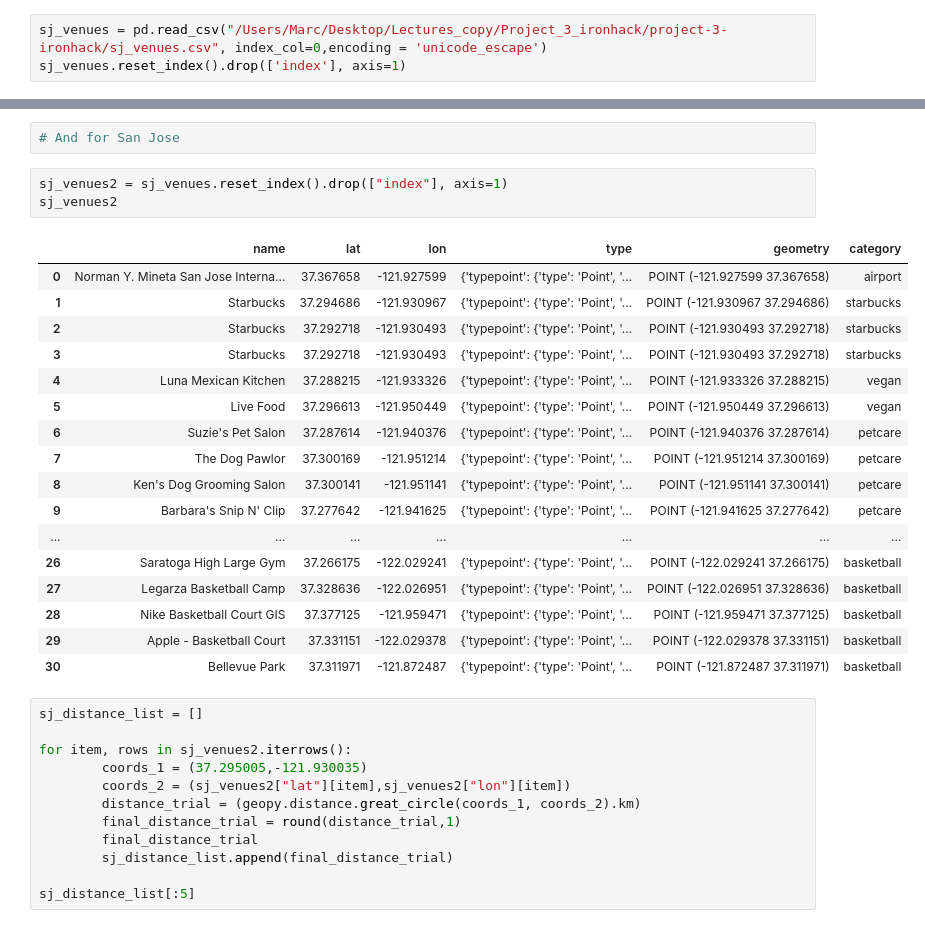
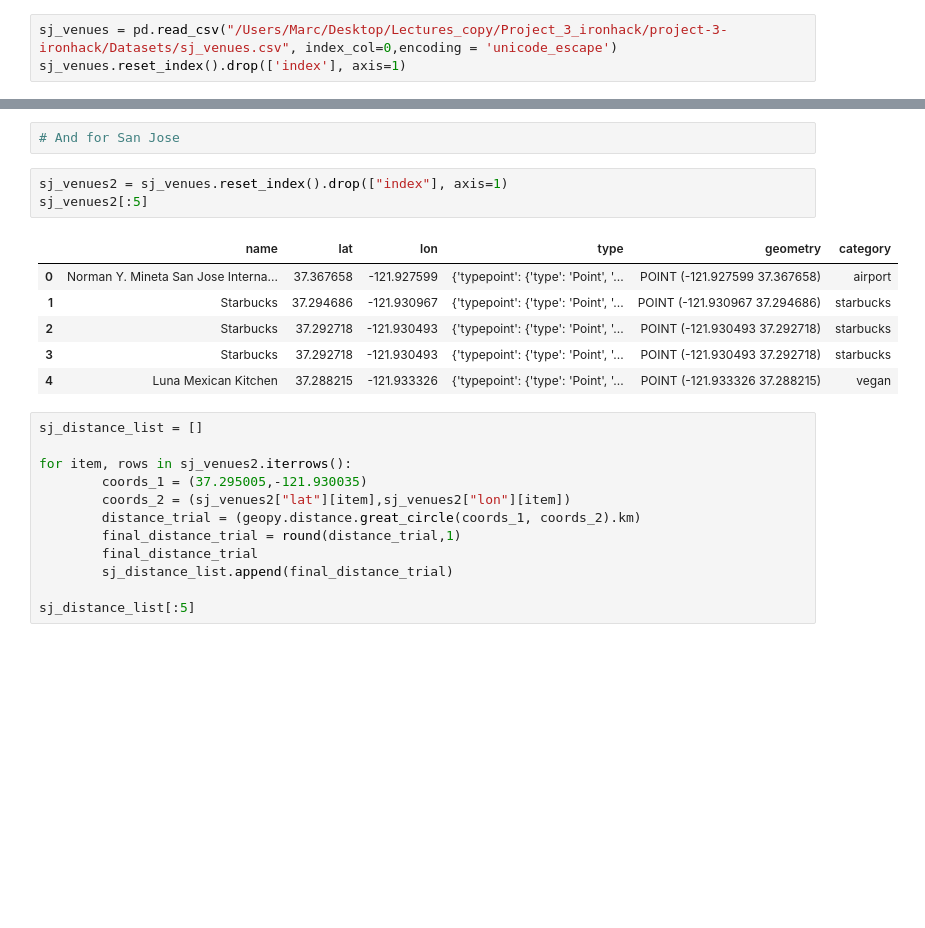
Before and after one commit to marcprz1992/project-3-ironhack, a Jupyter notebook: Main_code.ipynb, the cells around one changed output, grey strips where cells are left out. Cells and saved outputs as stored; diff of their text form; blank space fills up the shorter version.

```diff
--- a/Main_code.ipynb
+++ b/Main_code.ipynb
@@ -1023,7 +1023,7 @@ sf_map_1
 # %%
 # Let's do the same for San Jose
 # %%
-sj_venues = pd.read_csv("/Users/Marc/Desktop/Lectures_copy/Project_3_ironhack/project-3-ironhack/sj_venues.csv", index_col=0,encoding = 'unicode_escape')
+sj_venues = pd.read_csv("/Users/Marc/Desktop/Lectures_copy/Project_3_ironhack/project-3-ironhack/Datasets/sj_venues.csv", index_col=0,encoding = 'unicode_escape')
 sj_venues.reset_index().drop(['index'], axis=1)
 # %% [output]
 |  | name | lat | lon | type | geometry | category |
@@ -1335,25 +1335,14 @@ sf_venues3.sort_values(by="distance(km)", ascending=True).reset_index().drop(['i
 # And for San Jose
 # %%
 sj_venues2 = sj_venues.reset_index().drop(["index"], axis=1)
-sj_venues2
+sj_venues2[:5]
 # %% [output]
 |  | name | lat | lon | type | geometry | category |
 | 0 | Norman Y. Mineta San Jose Interna... | 37.367658 | -121.927599 | {'typepoint': {'type': 'Point', '... | POINT (-121.927599 37.367658) | airport |
 | 1 | Starbucks | 37.294686 | -121.930967 | {'typepoint': {'type': 'Point', '... | POINT (-121.930967 37.294686) | starbucks |
 | 2 | Starbucks | 37.292718 | -121.930493 | {'typepoint': {'type': 'Point', '... | POINT (-121.930493 37.292718) | starbucks |
 | 3 | Starbucks | 37.292718 | -121.930493 | {'typepoint': {'type': 'Point', '... | POINT (-121.930493 37.292718) | starbucks |
 | 4 | Luna Mexican Kitchen | 37.288215 | -121.933326 | {'typepoint': {'type': 'Point', '... | POINT (-121.933326 37.288215) | vegan |
-| 5 | Live Food | 37.296613 | -121.950449 | {'typepoint': {'type': 'Point', '... | POINT (-121.950449 37.296613) | vegan |
-| 6 | Suzie's Pet Salon | 37.287614 | -121.940376 | {'typepoint': {'type': 'Point', '... | POINT (-121.940376 37.287614) | petcare |
-| 7 | The Dog Pawlor | 37.300169 | -121.951214 | {'typepoint': {'type': 'Point', '... | POINT (-121.951214 37.300169) | petcare |
-| 8 | Ken's Dog Grooming Salon | 37.300141 | -121.951141 | {'typepoint': {'type': 'Point', '... | POINT (-121.951141 37.300141) | petcare |
-| 9 | Barbara's Snip N' Clip | 37.277642 | -121.941625 | {'typepoint': {'type': 'Point', '... | POINT (-121.941625 37.277642) | petcare |
-| ... | ... | ... | ... | ... | ... | ... |
-| 26 | Saratoga High Large Gym | 37.266175 | -122.029241 | {'typepoint': {'type': 'Point', '... | POINT (-122.029241 37.266175) | basketball |
-| 27 | Legarza Basketball Camp | 37.328636 | -122.026951 | {'typepoint': {'type': 'Point', '... | POINT (-122.026951 37.328636) | basketball |
-| 28 | Nike Basketball Court GIS | 37.377125 | -121.959471 | {'typepoint': {'type': 'Point', '... | POINT (-121.959471 37.377125) | basketball |
-| 29 | Apple - Basketball Court | 37.331151 | -122.029378 | {'typepoint': {'type': 'Point', '... | POINT (-122.029378 37.331151) | basketball |
-| 30 | Bellevue Park | 37.311971 | -121.872487 | {'typepoint': {'type': 'Point', '... | POINT (-121.872487 37.311971) | basketball |
 # %%
 sj_distance_list = []
 
```
Also changed, not shown: parts of 25 cells of this notebook, 1 other file.
